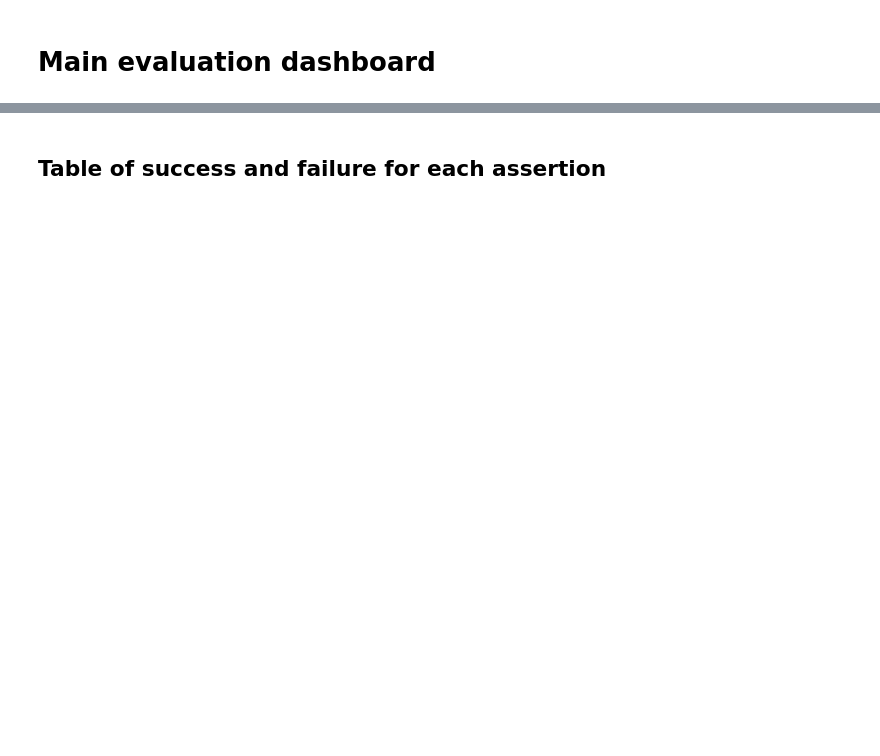
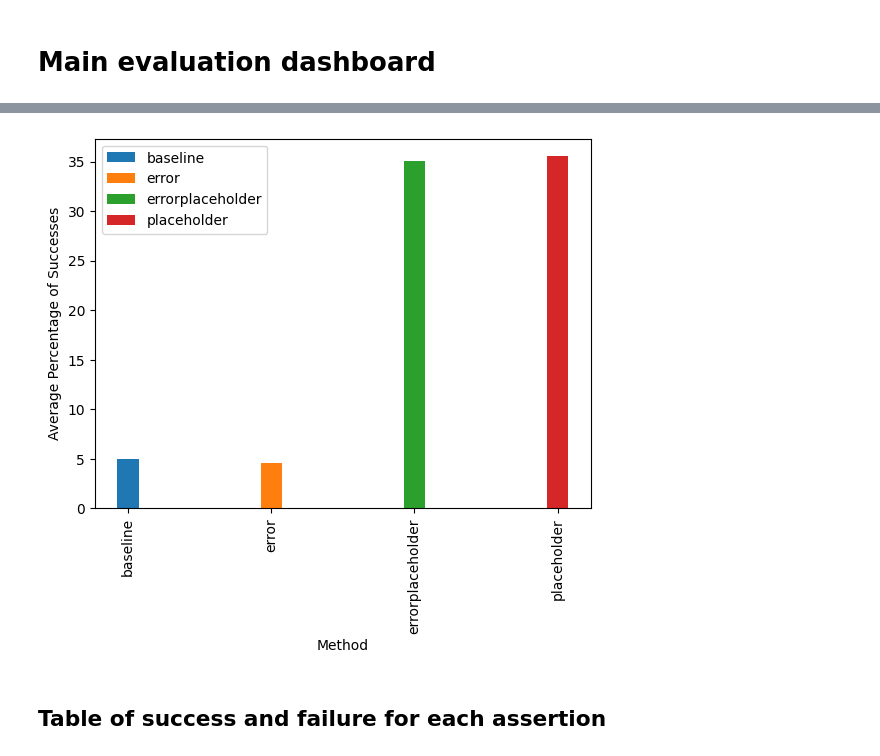
Before and after one commit to ricostynha1/dafny_laurel_repair, a Jupyter notebook: notebooks/analysis_multiexp.ipynb, the cells around one changed output, grey strips where cells are left out. Cells and saved outputs as stored; diff of their text form; code cells hidden in the pictures; blank space fills up the shorter version.

```diff
--- a/notebooks/analysis_multiexp.ipynb
+++ b/notebooks/analysis_multiexp.ipynb
@@ -137,3 +154,53 @@ plt.show()
+# %%
+import numpy as np
+
+# Initialize a dictionary to store the number of successes for each method and benchmark
+success_counts = {}
+total_counts = {}
+
+# Iterate over the results dictionary
+for (method, benchmark), df in results.items():
+    # Count the number of successes
+    success_count = int((df["New Method Result"] == "Correct").sum())
+    total_count = df["Index"].nunique()  # Count the number of unique indices
+
+    # Add the counts to the dictionaries
+    if benchmark not in success_counts:
+        success_counts[benchmark] = {}
+        total_counts[benchmark] = {}
+    success_counts[benchmark][method] = success_count
+    total_counts[benchmark][method] = total_count
+
+# Get a sorted list of benchmarks and methods
+benchmarks = sorted(success_counts.keys())
+methods = sorted(
+    set(method for counts in success_counts.values() for method in counts.keys())
+)
+
+# Create a grouped bar plot
+bar_width = 0.15
+index = np.arange(len(methods))
+
+for i, method in enumerate(methods):
+    # Calculate the average percentage of successes over the benchmarks
+    percentages = [
+        100.0
+        * success_counts[benchmark].get(method, 0)
+        / total_counts[benchmark].get(method, 1)
+        for benchmark in benchmarks
+    ]
+    avg_percentage = sum(percentages) / len(benchmarks)
+    plt.bar(index[i], avg_percentage, bar_width, label=method)
+
+plt.xlabel("Method")
+plt.ylabel("Average Percentage of Successes")
+plt.xticks(
+    index, methods, rotation=90
+)  # Rotate the x-axis labels for better readability
+plt.legend()  # Show legend
+plt.show()
+# %% [output]
+[figure, added]
 # %% [markdown]
 ## Table of success and failure for each assertion
 # %%
```
Also changed, not shown: parts of 15 cells of this notebook, 13 other files.
